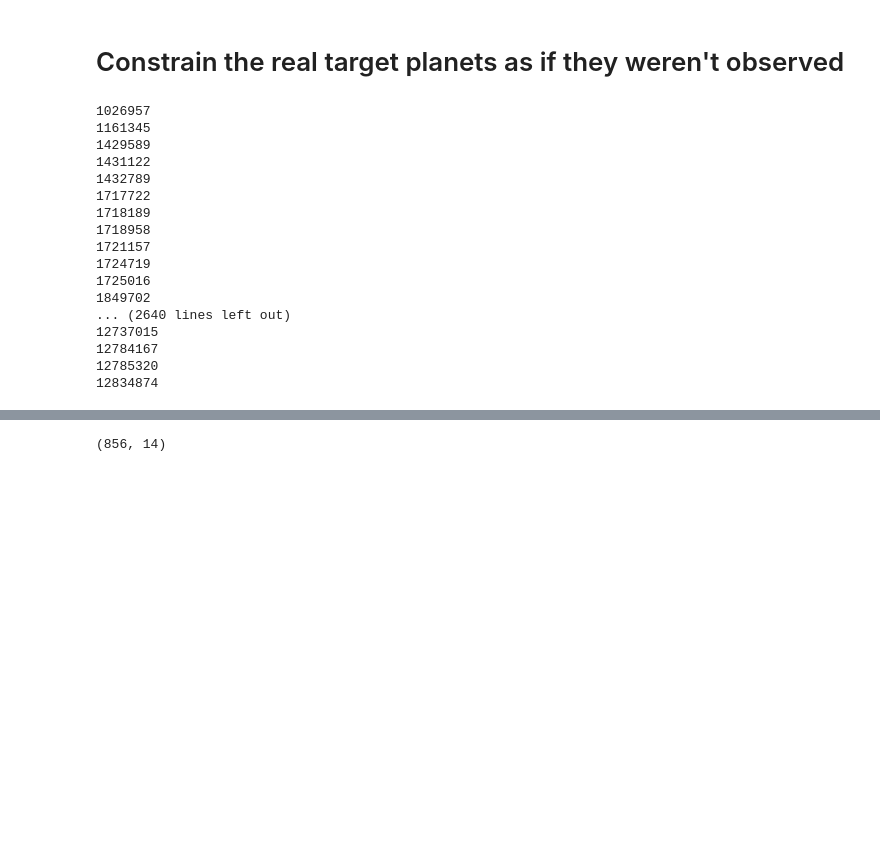
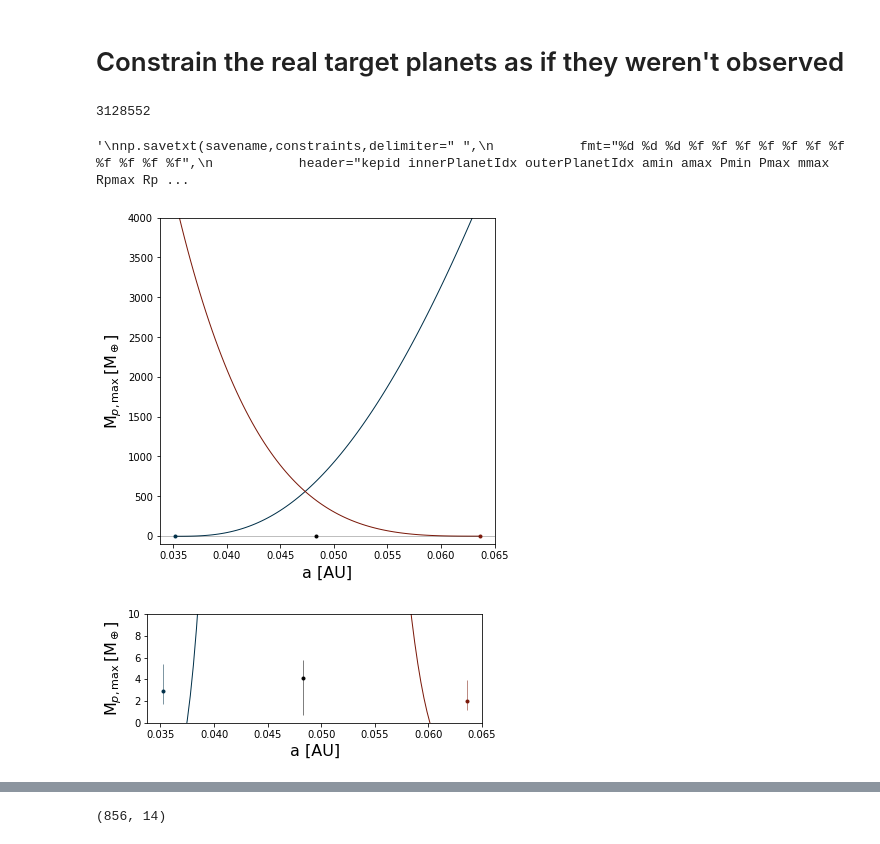
Before and after one commit to esandford/mmi-tagger, a Jupyter notebook: planettagger/constrainProperties.ipynb, the cells around one changed output, grey strips where cells are left out. Drawn from its saved outputs; the diff is of its cells as text; code cells hidden in the pictures; blank space fills up the shorter version.

```diff
--- a/planettagger/constrainProperties.ipynb
+++ b/planettagger/constrainProperties.ipynb
@@ -391,6 +379,7 @@ kepids_toloop = unique_kepid
 savename = "./realPlanets_obs/realKOIs_targetConstraints.txt"
 
 
+#for ID in kepids_toloop[103:104]: for Kepler-1073c plot only!!
 for ID in kepids_toloop:
     print(ID)
     thisSystem_mask = (kepids == ID)
@@ -514,6 +503,7 @@ for ID in kepids_toloop:
         Mstar = KOIs['koi_smass'][thisSystem_idxs[0]] * 333030 # Earth masses
 
         for j in range(0,count-2):
+        #for j in range(1): # for Kepler-1073c plot only!!
             constrainedPlanet = np.zeros((14))
             constrainedPlanet[0] = ID
             constrainedPlanet[1] = j+1
@@ -563,58 +553,77 @@ for ID in kepids_toloop:
                 try:
                     Rmedian, Rplus, Rminus = mr.Mstat2R(mean=mmax, std=0.01, unit='Earth', sample_size=100)
                 except TypeError:
                     print("mmax is {0}".format(mmax))
                     Rmedian = 1000
                     Rplus = 0
                     Rminus= 0
 
             constrainedPlanet[7] = mmax
             constrainedPlanet[8] = Rmedian
             constrainedPlanet[9] = Rplus
             constrainedPlanet[10] = Rminus
 
             constrainedPlanet[11] = Rmedian/Rstar
             constrainedPlanet[12] = Rplus/Rstar
             constrainedPlanet[13] = Rminus/Rstar
 
-            """
+            '''
             #print(mmax/317.8)#jupiter masses---i.e. is this a meaningful constraint?
 
             fig = plt.figure(figsize=(6,6))
-            plt.plot(a_allow,mmax_frominner,'b-',lw=1)
-            plt.plot(a_allow,mmax_fromouter,'r-',lw=1)
-            plt.axvline(a_inner,color='b',ls=':')
-            plt.axvline(a_outer,color='r',ls=':')
+            plt.errorbar(x=.0483,y=4.10,yerr=np.atleast_2d(np.array((3.38,1.71))).T,color='k',marker='.',capsize=0,elinewidth=0.5)
+            plt.errorbar(x=.0352,y=2.88,yerr=np.atleast_2d(np.array((1.15,2.49))).T,color='#003049',marker='.',capsize=0,elinewidth=0.5)
+            plt.errorbar(x=.0636,y=2.0,yerr=np.atleast_2d(np.array((0.85,1.9))).T,color='#7a1809',marker='.',capsize=0,elinewidth=0.5)
+
+            plt.plot(a_allow,mmax_frominner,ls='-',color='#003049',lw=1)
+            plt.plot(a_allow,mmax_fromouter,ls='-',color='#7a1809',lw=1)
+            #plt.axvline(a_inner,color='#003049',ls=':')
+            #plt.axvline(a_outer,color='#7a1809',ls=':')
             #plt.axvline(a_mmax,color='g',ls=':')
 
-            plt.axhline(m_inner,color='b',ls=':')
-            plt.axhline(m_outer,color='r',ls=':')
+            #plt.axhline(m_inner,color='b',ls=':')
+            #plt.axhline(m_outer,color='r',ls=':')
             #plt.axhline(mmax,color='g',ls=':')
-            plt.xlabel("a [AU]")
-            plt.ylabel("m_max [Mearth]")
-            plt.title("system = {0}, inner idx = {1}, outer idx = {2}".format(ID,j,j+2))
-            """
+            plt.axhline(0,color='k',ls='-',alpha=0.5,lw=0.5)
+            plt.xlabel(r"a [AU]",fontsize=16)
+            plt.ylabel(r"$\mathrm{M}_{p,\mathrm{max}}\, [\mathrm{M}_\oplus]$",fontsize=16)
+            #plt.title("system = {0}, inner idx = {1}, outer idx = {2}".format(ID,j,j+2))
+            plt.ylim(-100,4000)
+            #plt.show()
+            plt.savefig("./kepler-1073c_constraints.pdf",fmt="pdf",bbox_inches="tight")
+
+            fig = plt.figure(figsize=(6,2))
+            plt.errorbar(x=.0483,y=4.10,yerr=np.atleast_2d(np.array((3.38,1.71))).T,color='k',marker='.',capsize=0,elinewidth=0.5)
+            plt.errorbar(x=.0352,y=2.88,yerr=np.atleast_2d(np.array((1.15,2.49))).T,color='#003049',marker='.',capsize=0,elinewidth=0.5)
+            plt.errorbar(x=.0636,y=2.0,yerr=np.atleast_2d(np.array((0.85,1.9))).T,color='#7a1809',marker='.',capsize=0,elinewidth=0.5)
+
+            plt.plot(a_allow,mmax_frominner,ls='-',color='#003049',lw=1)
+            plt.plot(a_allow,mmax_fromouter,ls='-',color='#7a1809',lw=1)
+            #plt.axvline(a_inner,color='#003049',ls=':')
+            #plt.axvline(a_outer,color='#7a1809',ls=':')
+            #plt.axvline(a_mmax,color='g',ls=':')
+
+            #plt.axhline(m_inner,color='b',ls=':')
+            #plt.axhline(m_outer,color='r',ls=':')
+            #plt.axhline(mmax,color='g',ls=':')
+            plt.axhline(0,color='k',ls='-',alpha=0.5,lw=0.5)
+            plt.xlabel(r"a [AU]",fontsize=16)
+            plt.ylabel(r"$\mathrm{M}_{p,\mathrm{max}}\, [\mathrm{M}_\oplus]$",fontsize=16)
+            #plt.title("system = {0}, inner idx = {1}, outer idx = {2}".format(ID,j,j+2))
+            plt.ylim(0,10)
+            #plt.show()
+            plt.savefig("./kepler-1073c_constraints_zoom.pdf",fmt="pdf",bbox_inches="tight")
+            '''
 
             constraints = np.vstack((constraints,constrainedPlanet))
 constraints = constraints[1:]
+"""
 np.savetxt(savename,constraints,delimiter=" ",
            fmt="%d %d %d %f %f %f %f %f %f %f %f %f %f %f",
            header="kepid innerPlanetIdx outerPlanetIdx amin amax Pmin Pmax mmax Rpmax Rpmax_uerr Rpmax_lerr rormax rormax_uerr rormax_lerr")
+"""
 # %% [output]
-1026957
-1161345
-1429589
-1431122
-1432789
-1717722
-1718189
-1718958
-1721157
-1724719
-1725016
-1849702
-... (2640 lines left out)
-12737015
-12784167
-12785320
-12834874
+3128552
+'\nnp.savetxt(savename,constraints,delimiter=" ",\n           fmt="%d %d %d %f %f %f %f %f %f %f %f %f %f %f",\n           header="kepid innerPlanetIdx outerPlanetIdx amin amax Pmin Pmax mmax Rpmax Rp ...
+[figure, added]
+[figure, added]
```
Also changed, not shown: parts of 2 cells of this notebook, 19 other files.
